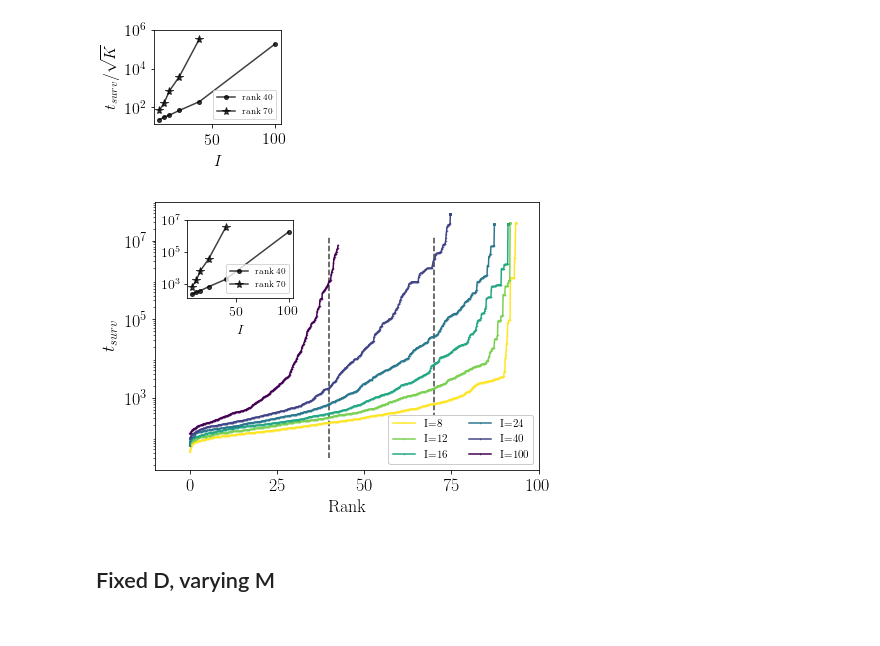
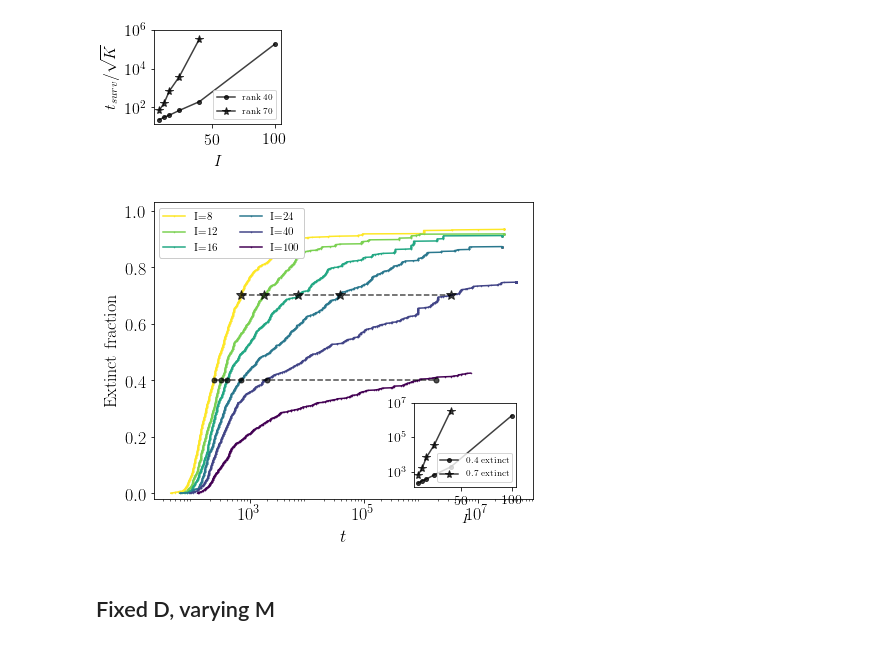
Before and after one commit to eco-theory/Island-eco-figures, a Jupyter notebook: Figure_plotting_2019_02.ipynb, the cells around one changed output. Cells and saved outputs as stored; diff of their text form; code cells hidden in the pictures.

```diff
--- a/Figure_plotting_2019_02.ipynb
+++ b/Figure_plotting_2019_02.ipynb
@@ -322,20 +325,21 @@ plt.savefig('figures/antisym_short_time.pdf')
 # %%
 fig= plt.figure(figsize=(5,2.5))
 ax = fig.add_subplot(1, 1, 1)
-ax.plot(AD_new.tvec*np.sqrt(K),(AD_new.x_traj[-1,:]-np.log(K)),'k')
+ax.plot(AD_new.tvec*np.sqrt(K),np.exp((AD_new.x_traj[-1,:]-np.log(K))),'k')
 
 factor = T
 
-vec = np.arange(-64,5,1.)
+vec = np.exp(np.arange(-64,5,1.))
 ax.plot(np.sqrt(K)*(t0*factor+0*vec),vec,'k--')
 ax.plot(np.sqrt(K)*(t1*factor+0*vec),vec,'k--')
 
+ax.set_yscale('log')
 
 ax.set_xlim((0,2*factor*np.sqrt(K)))
-ax.set_ylim((-62,2))
+ax.set_ylim((np.exp(-62),np.exp(2)))
 
 ax.set_xlabel(r'$t$')
-ax.set_ylabel(r'$\log(n / N)$')
+ax.set_ylabel(r'$n / N$')
 
 #ax.xaxis.tick_top()
 #ax.xaxis.set_label_position('top')
@@ -1566,7 +1630,7 @@ dict_keys(['x_vec', 'M', 'K', 'x_rank_array', 'D_vec', 'g_vec'])
 # %%
 K = data1['K']
 # increased K for antisymmetric plots
-#K = 150
+K = 120
 
 M = data1['M']
 D_vec = data1['D_vec']
@@ -1576,4 +1640,4 @@ x_rank_array = data2['x_rank_array']
 x_vec = data2['x_vec']
 n_mean_array = data1['n_mean_array']
 
-print([D])
+#print([D])
@@ -2228,7 +2294,7 @@ D_indices = [0,1,2,4,8,9]   #D values to plot
 cmap = mpl.cm.get_cmap('viridis_r')
 colors = cmap(np.linspace(0,1,len(D_indices)))
 
-fig = plt.figure(figsize=(6.7,4.9))
+fig = plt.figure(figsize=(6.5,5.3))
 
 plot_counter = 0
 for D_ind in D_indices:
@@ -2241,37 +2307,28 @@ for D_ind in D_indices:
     max_rank = np.min(rank[exttimes_sort==max_time])
     rank[exttimes_sort==max_time] = max_rank
 
-    plt.plot(rank,exttimes_sort,'.-',color=colors[plot_counter],markersize=1,label='I={}'.format(D_vec[D_ind]))
+    plt.plot(exttimes_sort,rank/100.,'.-',color=colors[plot_counter],markersize=1,label='I={}'.format(D_vec[D_ind]))
     plot_counter +=1
 
-plt.yscale('log')
-plt.xlim((-10,100))
-plt.xticks([0,25,50,75,100])
-plt.yticks([1e1, 1e3, 1e5,1e7])
+plt.xscale('log')
+plt.ylim((-0.02,1.03))
+#plt.yticks([0,25,50,75,100])
+plt.xticks([1e1, 1e3, 1e5,1e7])
 plt.tick_params(labelsize=18)
 # plt.title(r'M = {}, $\log N$ = {}'.format(M,logN))
-plt.ylabel(r'$t_{surv}$',fontsize=18)
-plt.xlabel(r'Rank',fontsize=18)
-plt.legend(prop={'size':11},ncol = 2,loc='lower right',framealpha=1)
+plt.xlabel(r'$t$',fontsize=18)
+plt.ylabel(r'Extinct fraction',fontsize=18)
+plt.legend(prop={'size':11},ncol = 2,loc='upper left',framealpha=1)
 
 # Colorbar
 # clb = plt.colorbar(sm,ticks=cvec)
 # clb.ax.set_title(r'$I$')
 plt.tight_layout()
 
-r = 40
-# vec = np.exp(np.arange(np.log(0.1),np.log(3e5)))
-vec = np.exp(np.arange(np.log(30),np.log(3e7)))
-plt.plot(r+0*vec,vec,'--',color='k',zorder=-1,alpha=0.75)
 
-r = 70
-# vec = np.exp(np.arange(np.log(0.1),np.log(3e5)))
-vec = np.exp(np.arange(np.log(30),np.log(3e7)))
-plt.plot(r+0*vec,vec,'--',color='k',zorder=-1,alpha=0.75)
 
 # plt.savefig('survival_time_M20_logN30_naturalnorm.pdf')
 
-ax1 = fig.add_axes([0.21,0.67,0.22,0.22])
 
 #Binning extinction times by rank
 D_num = len(num_islands_list)
@@ -2306,40 +2363,61 @@ for D_ind in D_indices:
         bin_index = np.logical_and(rank<rank_bins[ii]+dK,rank>=rank_bins[ii]-dK)
         extinct_times_binned[D_ind,ii] = np.mean(exttimes_sort[bin_index])
 
+r = 40
+ii = 0
+# vec = np.exp(np.arange(np.log(0.1),np.log(3e5)))
+#vec = np.exp(np.arange(np.log(30),np.log(3e7)))
+#plt.plot(vec,r/100.+0*vec,'--',color='k',zorder=-1,alpha=0.75)
+extinct_times = extinct_times_binned[D_indices,ii]
+plt.plot(extinct_times,(r/100.)*np.ones(len(extinct_times)),'.--',color='k',markersize=10,alpha=0.7)
+
+r = 70
+ii = 1
+# vec = np.exp(np.arange(np.log(0.1),np.log(3e5)))
+#vec = np.exp(np.arange(np.log(30),np.log(3e7)))
+#plt.plot(vec,r/100.+0*vec,'--',color='k',zorder=-1,alpha=0.75)
+extinct_times = extinct_times_binned[D_indices,ii]
+plt.plot(extinct_times,(r/100.)*np.ones(len(extinct_times)),'*--',color='k',markersize=10,alpha=0.7)
+
+# plot survival time vs. island
+
+ax1 = fig.add_axes([0.7,0.20,0.22,0.22])
+
+
 
 # for ii in range(len(rank_bins)):
 #     for D_ind in range(D_num):
 #         plt.plot(num_islands_list[D_ind],extinct_times_binned[D_ind,ii]/(M*np.sqrt(K)),'o-',color=colors[D_ind],label='{}'.format(rank_bins[ii]))
 
 ii = 0
 
 num_islands = num_islands_list[D_indices]
 extinct_times = extinct_times_binned[D_indices,ii]
-plt.plot(num_islands,extinct_times,'k.-',markersize = 8,label='rank {}'.format(rank_bins[ii]),alpha=0.75)
+plt.plot(num_islands,extinct_times,'k.-',markersize = 8,label='${:.1f}$ extinct'.format(rank_bins[ii]/100.),alpha=0.75)
 
 ii = 1
 
 num_islands = num_islands_list[D_indices]
 extinct_times = extinct_times_binned[D_indices,ii]
-plt.plot(num_islands,extinct_times,'k*-',markersize = 8,label='rank {}'.format(rank_bins[ii]),alpha=0.75)
+plt.plot(num_islands,extinct_times,'k*-',markersize = 8,label='${:.1f}$ extinct'.format(rank_bins[ii]/100.),alpha=0.75)
 
 
 ax1.set_yscale('log')
 # plt.xlim((0,100))
 # plt.ylim((1,1e6))
 # plt.xticks([0,20,40])
 ax1.set_yticks([1e3,1e5,1e7])
 ax1.tick_params(labelsize=14)
 # plt.yticks([1,1e2,1e4])
 #ax1.set_ylabel(r'$t_{surv}/\sqrt{K}$')
 ax1.set_xlabel(r'$I$',fontsize=14)
 ax1.legend(prop={'size':9})
 #ax1.tight_layout()
 
 plt.savefig('figures/survival_times_inset.pdf')
 # plt.legend()
 # %% [output]
-[figure, old version]
+[figure, new version]
 # %% [markdown]
 ## Fixed D, varying M
 # %%
```
Also changed, not shown: parts of 23 cells of this notebook, 17 other files.
